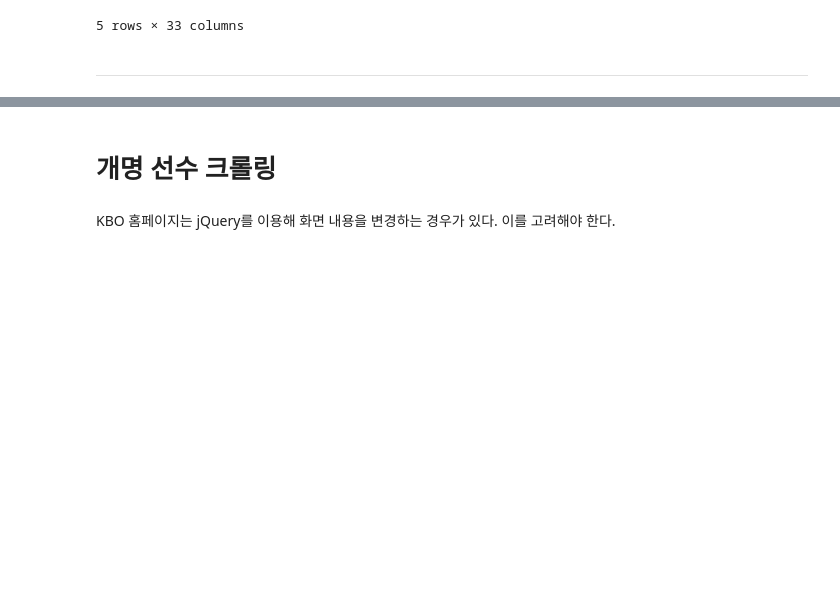
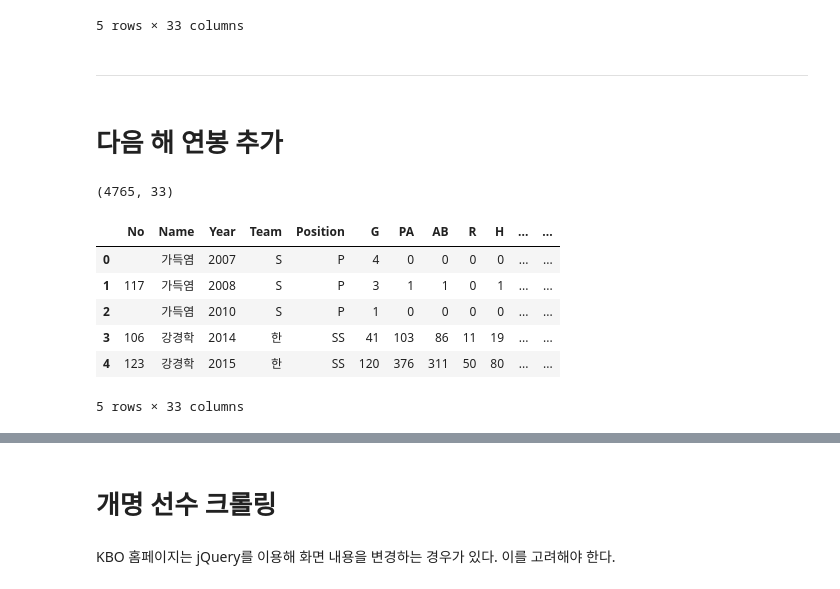
Before and after one commit to ch-4ml/crawling, a Jupyter notebook: KBO_1982_2020_Batter.ipynb, the cells around one changed output, grey strips where cells are left out. Drawn from its saved outputs; the diff is of its cells as text; code cells hidden in the pictures; blank space fills up the shorter version.

Commit message:
update getting data

```diff
--- a/KBO_1982_2020_Batter.ipynb
+++ b/KBO_1982_2020_Batter.ipynb
@@ -312,3 +310,22 @@ data_salary.head()
 5 rows × 33 columns
 # %% [markdown]
 -------------------------
+# %% [markdown]
+# 다음 해 연봉 추가
+# %%
+data_salary_next = data_salary.copy()
+
+# 이름, 연도 오름차순 정렬
+data_salary_next.sort_values(by=['Name', 'Year'], inplace=True)
+data_salary_next = data_salary_next.reset_index(drop=True)
+print(data_salary_next.shape)
+data_salary_next.head()
+# %% [output]
+(4765, 33)
+|  | No | Name | Year | Team | Position | G | PA | AB | R | H | ... | ... |
+| 0 |  | 가득염 | 2007 | S | P | 4 | 0 | 0 | 0 | 0 | ... | ... |
+| 1 | 117 | 가득염 | 2008 | S | P | 3 | 1 | 1 | 0 | 1 | ... | ... |
+| 2 |  | 가득염 | 2010 | S | P | 1 | 0 | 0 | 0 | 0 | ... | ... |
+| 3 | 106 | 강경학 | 2014 | 한 | SS | 41 | 103 | 86 | 11 | 19 | ... | ... |
+| 4 | 123 | 강경학 | 2015 | 한 | SS | 120 | 376 | 311 | 50 | 80 | ... | ... |
+5 rows × 33 columns
```
Also changed, not shown: parts of 9 cells of this notebook, 6 other files.
